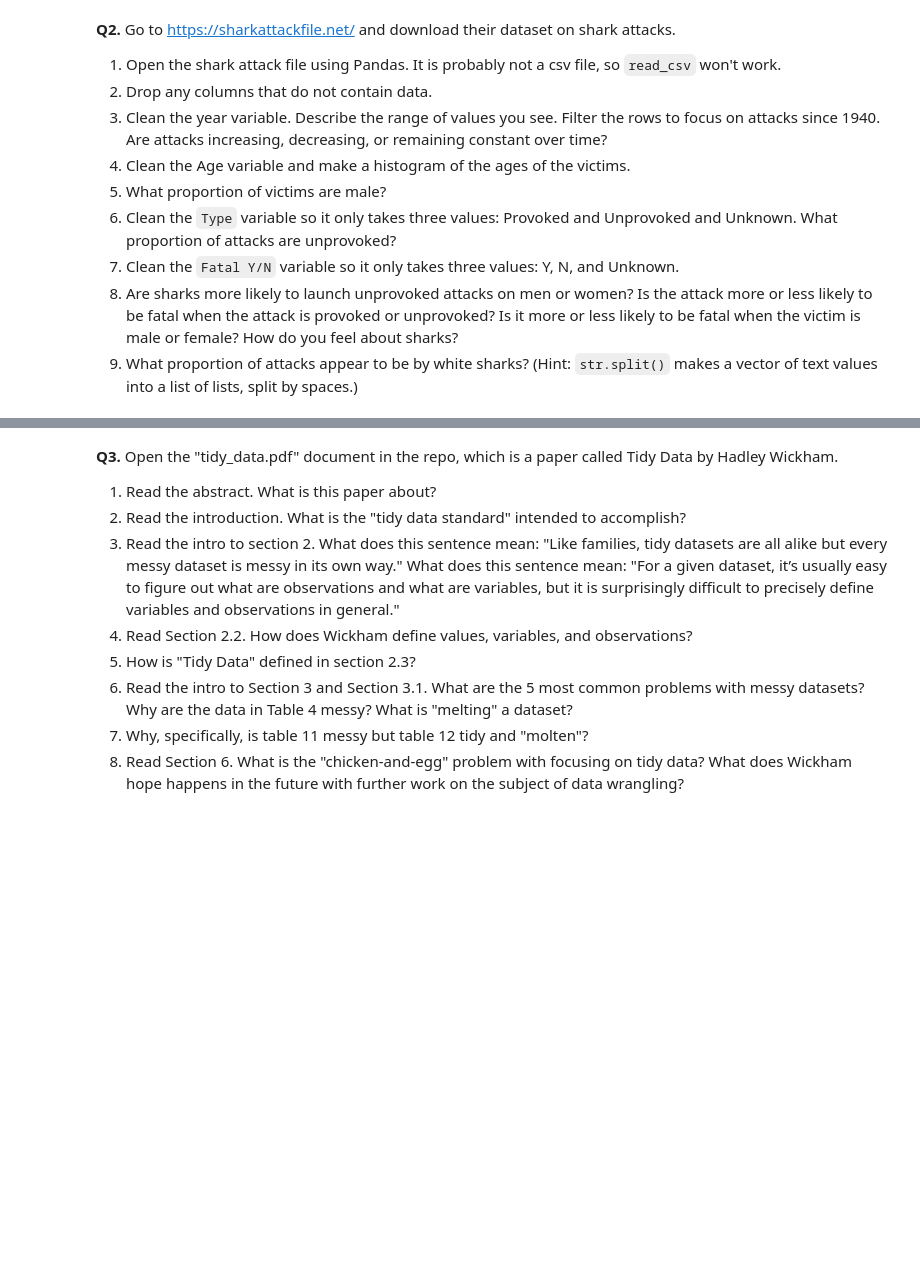
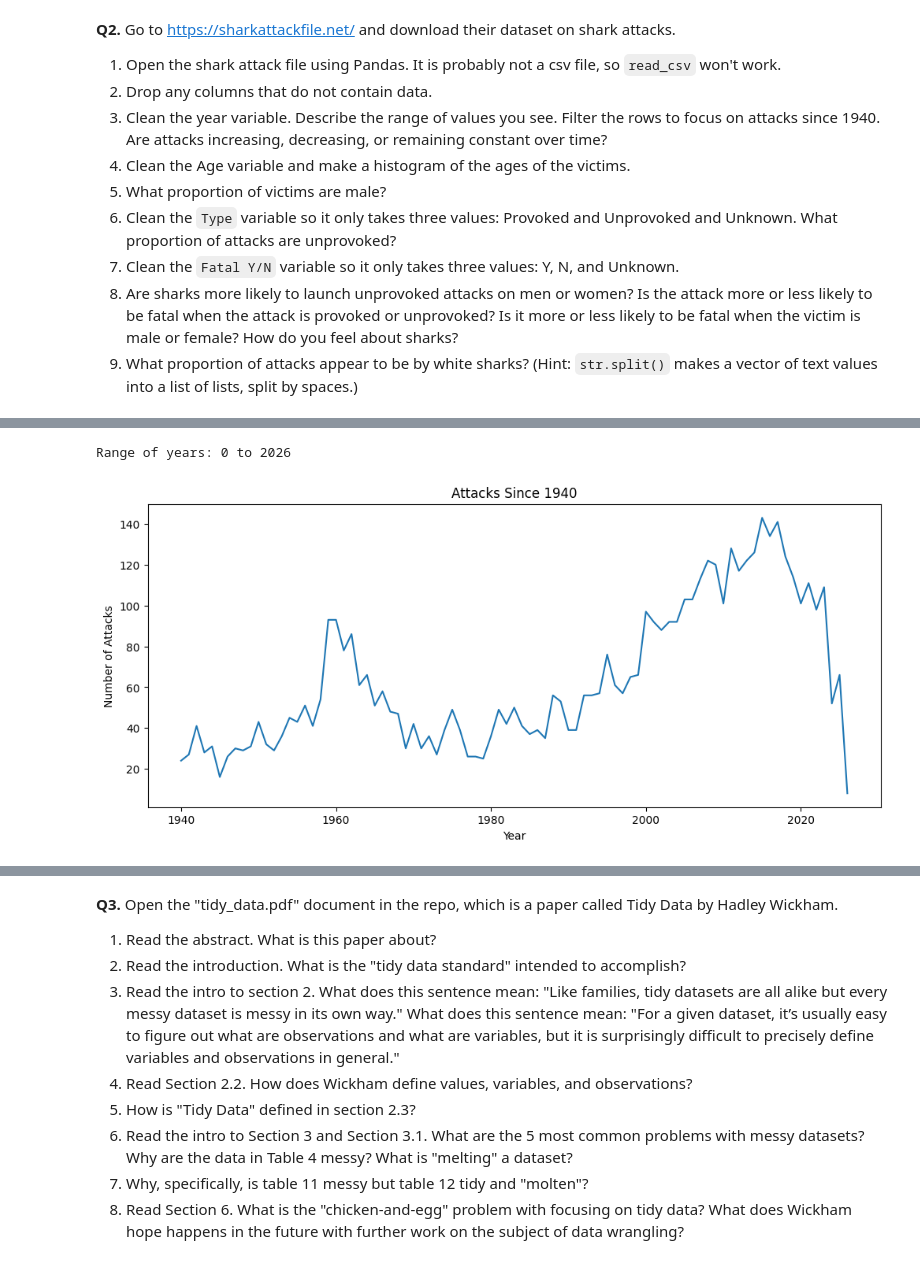
Before and after one commit to ananya-balach/DS-wrangling-fork, a Jupyter notebook: assignment/assignment.ipynb, the cells around one changed output, grey strips where cells are left out. Cells and saved outputs as stored; diff of their text form; code cells hidden in the pictures; blank space fills up the shorter version.

```diff
--- a/assignment/assignment.ipynb
+++ b/assignment/assignment.ipynb
@@ -289,0 +294,3 @@ df = pd.read_excel(GSAF5.xlsx')
+# %%
+df = pd.read_excel('GSAF5.xls', engine='xlrd')
+df.head()
@@ -289,0 +305,4 @@ df = pd.read_excel(GSAF5.xlsx')
+# %%
+df = df.dropna(axis=1, how='all')
+df = df.loc[:, df.isna().mean() < 0.999]
+df.head()
@@ -289,0 +317,3 @@ df = pd.read_excel(GSAF5.xlsx')
+# %%
+df = df = df.drop(['pdf', 'href formula', 'href', 'Case Number', 'Case Number.1', 'original order'], axis=1)
+df.head()
@@ -289,0 +327,3 @@ df = pd.read_excel(GSAF5.xlsx')
+# %%
+df['Year'] = pd.to_numeric(df['Year'], errors='coerce').round().astype('Int64')
+df['Year'].value_counts(dropna=False)
@@ -289,0 +346,20 @@ df = pd.read_excel(GSAF5.xlsx')
+# %%
+
+min_year = df['Year'].min()
+max_year = df['Year'].max()
+print(f"Range of years: {min_year} to {max_year}")
+# %% [output]
+Range of years: 0 to 2026
+# %%
+df_recent = df[df['Year'] >= 1940]
+
+attacks_per_year = df_recent.groupby('Year').size()
+
+plt.figure(figsize=(12,5))
+attacks_per_year.plot(kind='line')
+plt.xlabel('Year')
+plt.ylabel('Number of Attacks')
+plt.title('Attacks Since 1940')
+plt.show()
+# %% [output]
+[figure, added]
```
Also changed, not shown: parts of 21 cells of this notebook.
